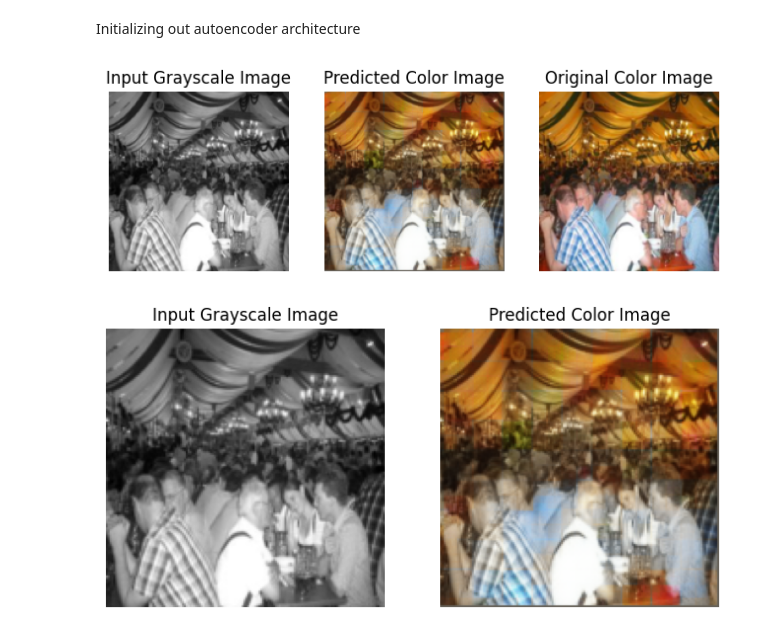
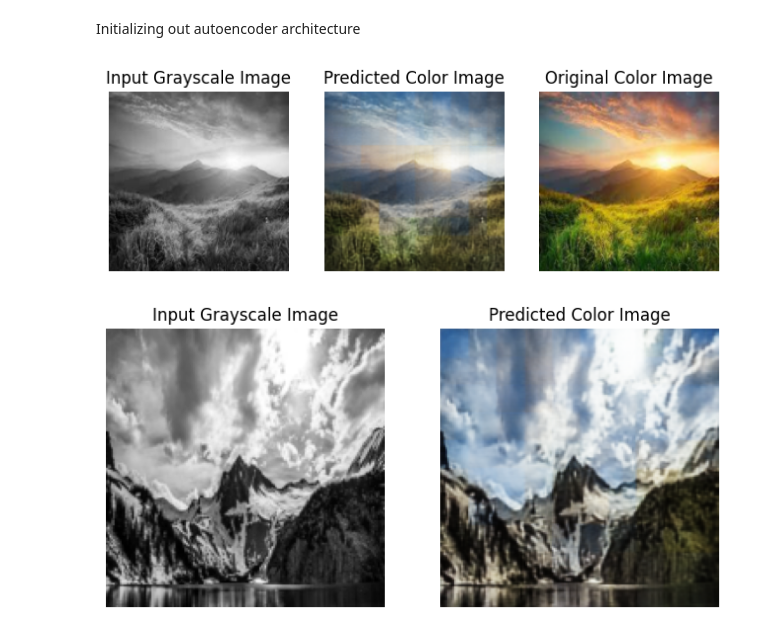
Before and after one commit to suraj-k-s/ImageColorizationUsingAutoencoders, a Jupyter notebook: predict.ipynb, the cells around one changed output. Saved outputs shown, nothing was run; the diff lists cells and outputs as text; code cells hidden in the pictures.

```diff
--- a/predict.ipynb
+++ b/predict.ipynb
@@ -42,18 +61,17 @@ class autoencoder_model(nn.Module):
 # %%
 # Load the saved model
-model = autoencoder_model()
-# model.load_state_dict(torch.load('3_model_epoch_15.pth'))
-model.load_state_dict(torch.load('models/model_epoch_100.pth'))
+model = ColorAutoEncoder()
+model.load_state_dict(torch.load('models/landscape_model_epoch_30.pth'))
 
 model.eval()
 
 # Preprocess the input image
 transform = transforms.Compose([
-    transforms.Resize((150, 150)),
+    transforms.Resize((160, 160)),
     transforms.ToTensor(),
 ])
 
-input_ori_path = 'predict_img/1.jpg'
+input_ori_path = 'predict_img/33.jpg'
 input_gray = Image.open(input_ori_path).convert('L')  # Convert to grayscale
 input_gray = transform(input_gray).unsqueeze(0)  # Add batch dimension
 
@@ -84,17 +102,17 @@ plt.axis('off')
 
 plt.show()
 # %% [output]
-[figure, old version]
+[figure, new version]
 # %%
 def predict_img(input_gray):
     # Load the saved model
-    model = autoencoder_model()
-    model.load_state_dict(torch.load('models/model_epoch_100.pth'))
+    model = ColorAutoEncoder()
+    model.load_state_dict(torch.load('models/landscape_model_epoch_30.pth'))
 
     model.eval()
 
     transform = transforms.Compose([
-        transforms.Resize((150, 150)),
+        transforms.Resize((160, 160)),
         transforms.ToTensor(),
     ])
 
@@ -107,24 +125,24 @@ def predict_img(input_gray):
 
         return predicted_color, input_gray
 # %%
-input_img = 'predict_img/1.jpg'
+input_img = 'predict_img/aa.jpeg'
 input_gray = Image.open(input_img)
 
 output_img, input_gray = predict_img(input_gray)
 
 # Visualize the images
 plt.figure(figsize=(8, 4))
 
 plt.subplot(1, 2, 1)
 plt.imshow(input_gray.squeeze().numpy(), cmap='gray')
 plt.title('Input Grayscale Image')
 plt.axis('off')
 
 plt.subplot(1, 2, 2)
 plt.imshow(output_img.squeeze().permute(1, 2, 0).numpy())
 plt.title('Predicted Color Image')
 plt.axis('off')
 
 plt.show()
 # %% [output]
-[figure, old version]
+[figure, new version]
```
Also changed, not shown: parts of 1 cell of this notebook, 24 other files.
